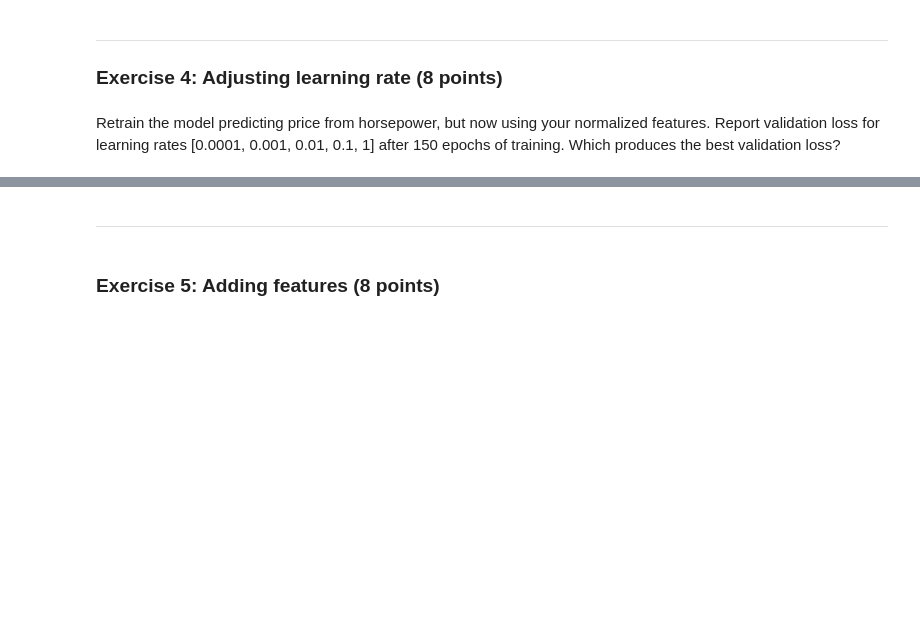
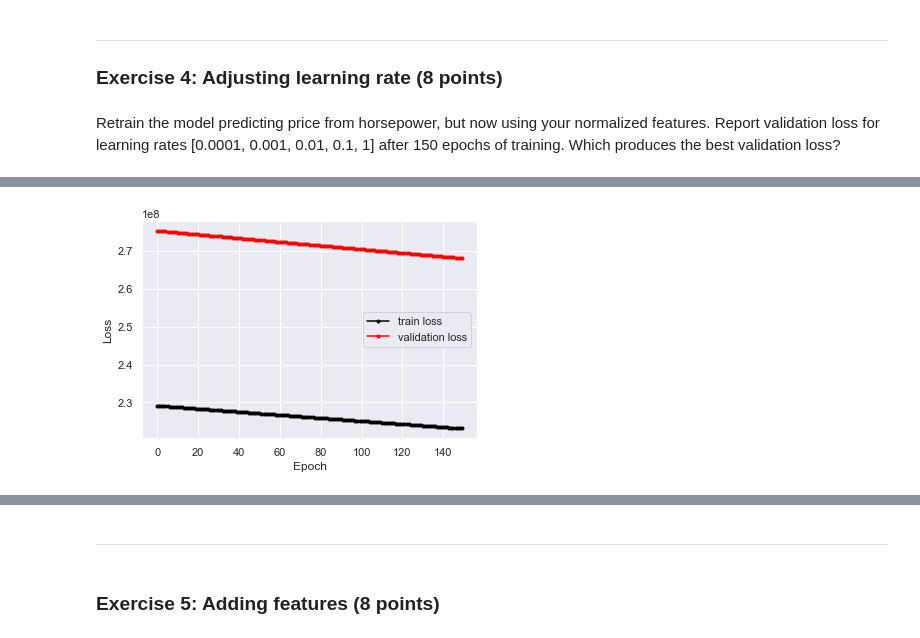
Before and after one commit to vhr1975/datasciw207, a Jupyter notebook: Homework/03 Linear Regression with Tensorflow.ipynb, the cells around one changed output, grey strips where cells are left out. Drawn from its saved outputs; the diff is of its cells as text; code cells hidden in the pictures; blank space fills up the shorter version.

```diff
--- a/Homework/03 Linear Regression with Tensorflow.ipynb
+++ b/Homework/03 Linear Regression with Tensorflow.ipynb
@@ -425,16 +425,13 @@ Apply mean and variance normalization to produce car_train_features_norm and car
 * Use the `describe` function (as above) to verify your normalized data looks right.
 # %%
 # YOUR CODE HERE
-car_train_features_norm = (car_train_features - car_train_features.mean()) / car_train_features.std()
-car_test_features_norm = (car_test_features - car_train_features.mean()) / car_train_features.std()
+# car_train_features_norm = (car_train_features - car_train_features.mean()) / car_train_features.std()
+# car_test_features_norm = (car_test_features - car_train_features.mean()) / car_train_features.std()
 
-car_train_features_norm2 = np.divide(np.subtract(car_train_features, car_train_features.mean()), car_train_features.std())
-
-(car_train_features - car_train_features.mean()) / car_train_features.std()
-car_test_features_norm2 = (car_test_features - car_train_features.mean()) / car_train_features.std()
+car_train_features_norm = np.divide(np.subtract(car_train_features, car_train_features.mean()), car_train_features.std())
+car_test_features_norm = np.divide(np.subtract(car_test_features, car_train_features.mean()), car_train_features.std())
 
 display(car_train_features_norm.describe())
-display(car_train_features_norm2.describe())
 display(car_test_features_norm.describe())
 # %% [output]
 |  | horsepower | peak-rpm | city-mpg | highway-mpg |
@@ -513,0 +482,81 @@ Final weights: [array([[840.51404]], dtype=float32), array([1813.1569], dtype=fl
+# %%
+# EDIT CODE HERE
+model = build_model(num_features=1, learning_rate=.0001)
+model2 = build_model(num_features=1, learning_rate=.00001)
+model3 = build_model(num_features=1, learning_rate=.0001)
+model4 = build_model(num_features=1, learning_rate=.01)
+model5 = build_model(num_features=1, learning_rate=.1)
+model6 = build_model(num_features=1, learning_rate=1)
+
+print("model = build_model(num_features=1, learning_rate=.0001)")
+
+history = model.fit(
+  # use the normalized features prepared above
+  x = car_train_features_norm[['horsepower']],
+  y = car_train_labels,
+  validation_split=0.1,
+  epochs=150,
+  batch_size=32,
+  verbose=0)
+
+plot_loss(model, history)
+
+history = model2.fit(
+  # use the normalized features prepared above
+  x = car_train_features_norm[['horsepower']],
+  y = car_train_labels,
+  validation_split=0.1,
+  epochs=150,
+  batch_size=32,
+  verbose=0)
+print("model2 = build_model(num_features=1, learning_rate=.00001)")
+plot_loss(model2, history)
+
+
+history = model3.fit(
+  # use the normalized features prepared above
+  x = car_train_features_norm[['horsepower']],
+  y = car_train_labels,
+  validation_split=0.1,
+  epochs=150,
+  batch_size=32,
+  verbose=0)
+print("model3 = build_model(num_features=1, learning_rate=.0001)")
+plot_loss(model3, history)
+
+
+history = model4.fit(
+  # use the normalized features prepared above
+  x = car_train_features_norm[['horsepower']],
+  y = car_train_labels,
+  validation_split=0.1,
+  epochs=150,
+  batch_size=32,
+  verbose=0)
+print("model4 = build_model(num_features=1, learning_rate=.01)")
+plot_loss(model4, history)
+
+
+history = model5.fit(
+  # use the normalized features prepared above
+  x = car_train_features_norm[['horsepower']],
+  y = car_train_labels,
+  validation_split=0.1,
+  epochs=150,
+  batch_size=32,
+  verbose=0)
+print("model5 = build_model(num_features=1, learning_rate=.1)")
+plot_loss(model5, history)
+
+
+history = model6.fit(
+  # use the normalized features prepared above
+  x = car_train_features_norm[['horsepower']],
+  y = car_train_labels,
+  validation_split=0.1,
+  epochs=150,
+  batch_size=32,
+  verbose=0)
+print("model6 = build_model(num_features=1, learning_rate=1)")
+plot_loss(model6, history)
+# %% [output]
@@ -513,0 +568 @@ Final weights: [array([[840.51404]], dtype=float32), array([1813.1569], dtype=fl
+[figure, added]
```
Also changed, not shown: parts of 6 cells of this notebook.
